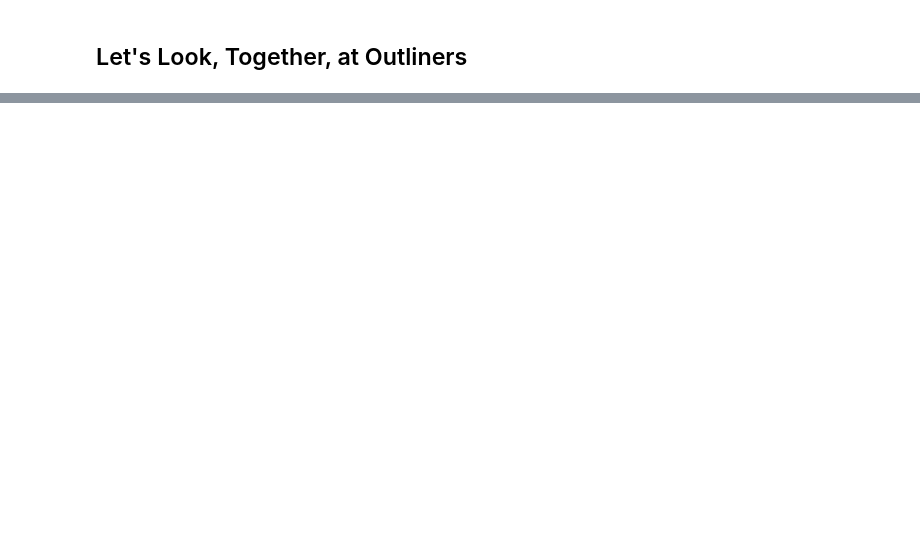
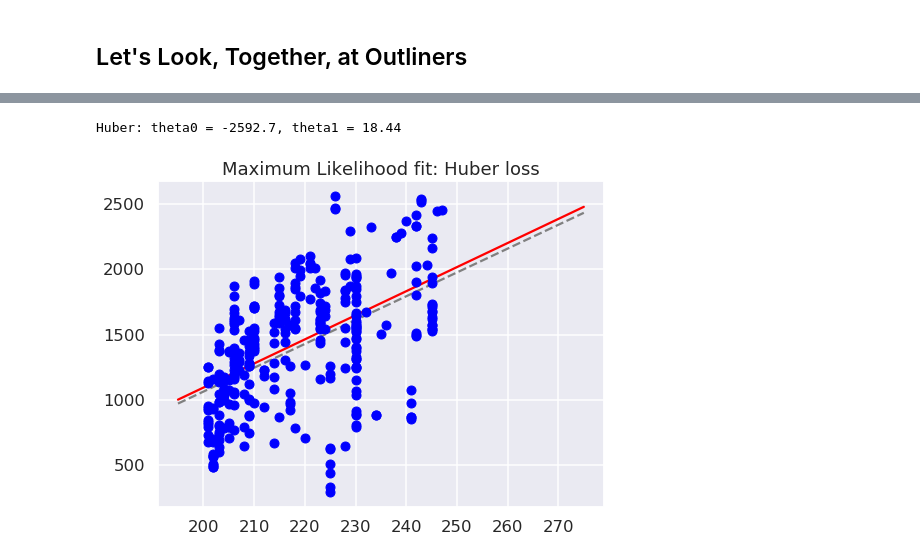
Before and after one commit to cthomps9/Bayes-Final-Project, a Jupyter notebook: Final Project/Cristopher_Thompson_FInal_Project_Pokemon.ipynb, the cells around one changed output, grey strips where cells are left out. Drawn from its saved outputs; the diff is of its cells as text; code cells hidden in the pictures; blank space fills up the shorter version.

```diff
--- a/Final Project/Cristopher_Thompson_FInal_Project_Pokemon.ipynb
+++ b/Final Project/Cristopher_Thompson_FInal_Project_Pokemon.ipynb
@@ -101,0 +110,27 @@ ax.set_title('Maximum Likelihood fit: Squared Loss');
+# %%
+t = np.linspace(-20, 20)
+
+def huber_loss(t, c=3):
+    """
+    Returns either a squared lost function or a linear (abolute value) loss
+     function, depending on whether the |argument| is < c or >= c.
+    """
+    return ((abs(t) < c) * 0.5 * t ** 2
+            + (abs(t) >= c) * -c * (0.5 * c - abs(t)))
+
+def total_huber_loss(theta, Class=Class, ELO=ELO, sigma0=sig0, c=1):
+    return huber_loss((ELO - theta[0] - theta[1] * Class) / sigma0, c).sum()
+
+# minimize the total Huber loss for c=3
+theta2 = optimize.fmin(total_huber_loss, [0, 0], disp=False)
+print(f"Huber: theta0 = {theta2[0]:.1f}, theta1 = {theta2[1]:.2f}")
+
+fig = plt.figure(figsize=(8,6))
+ax = fig.add_subplot(1,1,1)
+ax.errorbar(Class, ELO, sig0, fmt='o', color='blue')
+ax.plot(xfit, theta_MLE[0] + theta_MLE[1] * xfit, color='gray',ls='--')
+ax.plot(xfit, theta2[0] + theta2[1] * xfit, color='red')
+ax.set_title('Maximum Likelihood fit: Huber loss');
+# %% [output]
+Huber: theta0 = -2592.7, theta1 = 18.44
+[figure, added]
```
Also changed, not shown: parts of 15 cells of this notebook.
